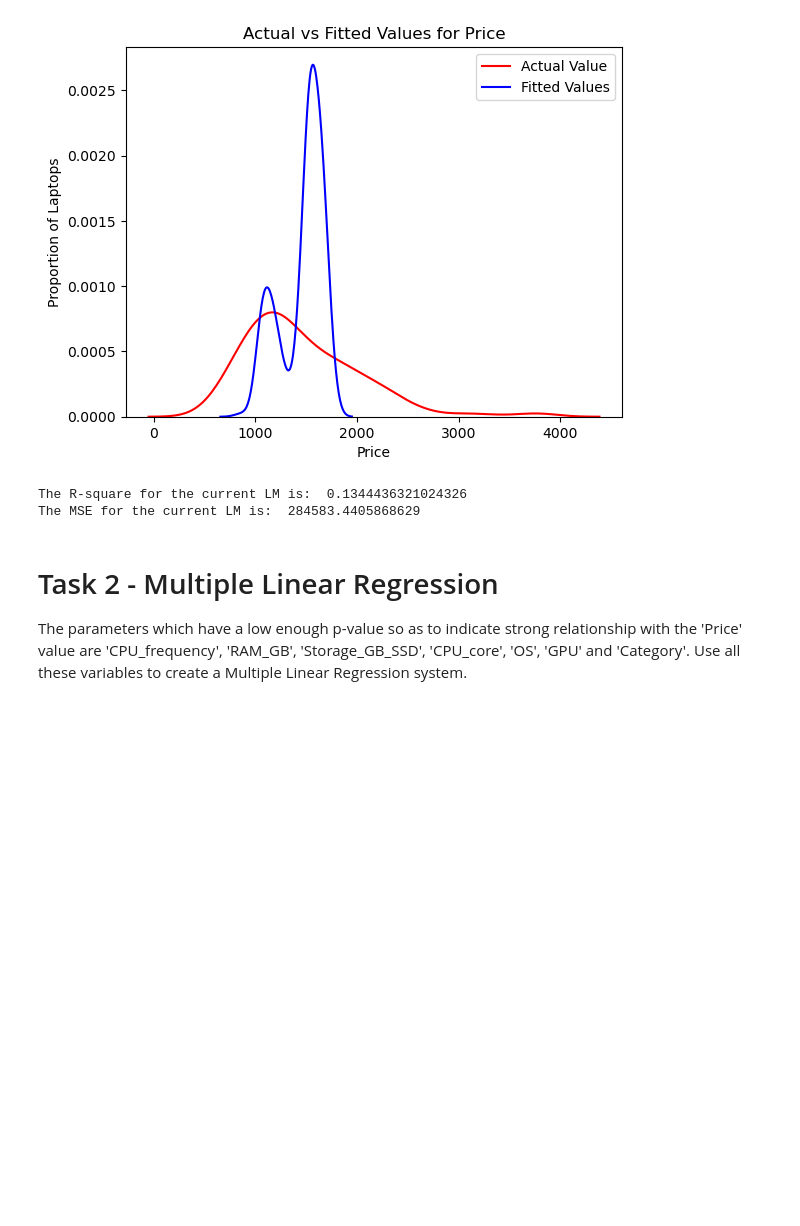
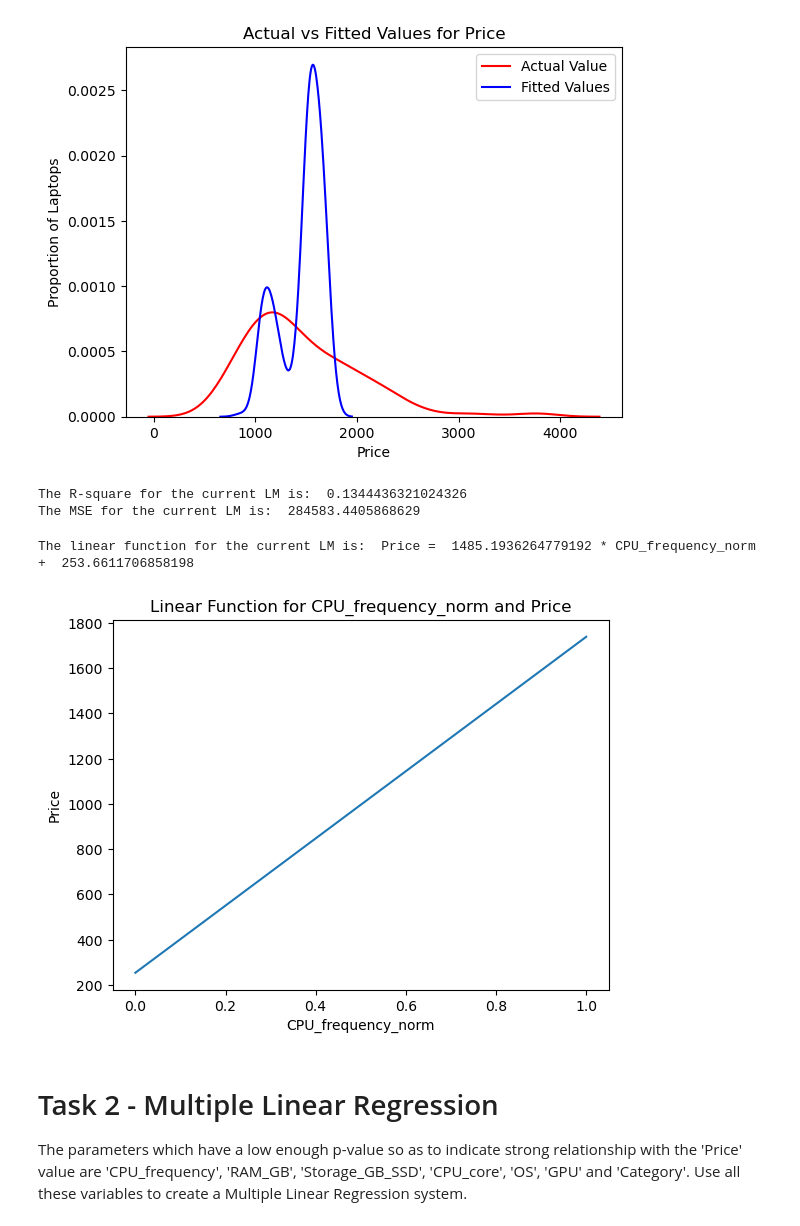
Before and after one commit to PedroRgz/CareerAcademy-IBM-DS-LaptopsPrices, a Jupyter notebook: Model-Development-LaptopPrice.ipynb, the cells around one changed output. Drawn from its saved outputs; the diff is of its cells as text; code cells hidden in the pictures; blank space fills up the shorter version.

```diff
--- a/Model-Development-LaptopPrice.ipynb
+++ b/Model-Development-LaptopPrice.ipynb
@@ -205,6 +208,23 @@ print('The MSE for the current LM is: ', mean_squared_error(df['Price'], Yhat_CP
 [figure]
 The R-square for the current LM is:  0.1344436321024326
 The MSE for the current LM is:  284583.4405868629
+# %%
+#Write the linear function for the CPU_frequency_norm and Price
+print('The linear function for the current LM is: ', 'Price = ', lm_cpu_freq_norm.coef_[0], '* CPU_frequency_norm + ', lm_cpu_freq_norm.intercept_)
+# %% [output]
+The linear function for the current LM is:  Price =  1485.1936264779192 * CPU_frequency_norm +  253.6611706858198
+# %%
+x_for_model = np.linspace(0, 1, 1000)
+y_from_model = lm_cpu_freq_norm.predict(x_for_model.reshape(-1, 1))
+
+#Plot the linear function for the CPU_frequency_norm and Price
+ax=plt.plot(x_for_model, y_from_model)
+plt.title('Linear Function for CPU_frequency_norm and Price')
+plt.xlabel('CPU_frequency_norm')
+plt.ylabel('Price')
+plt.show()
+# %% [output]
+[figure, added]
 # %% [markdown]
 # Task 2 - Multiple Linear Regression
 The parameters which have a low enough p-value so as to indicate strong relationship with the 'Price' value are 'CPU_frequency', 'RAM_GB', 'Storage_GB_SSD', 'CPU_core', 'OS', 'GPU' and 'Category'. Use all these variables to create a Multiple Linear Regression system.
```
Also changed, not shown: parts of 9 cells of this notebook.
